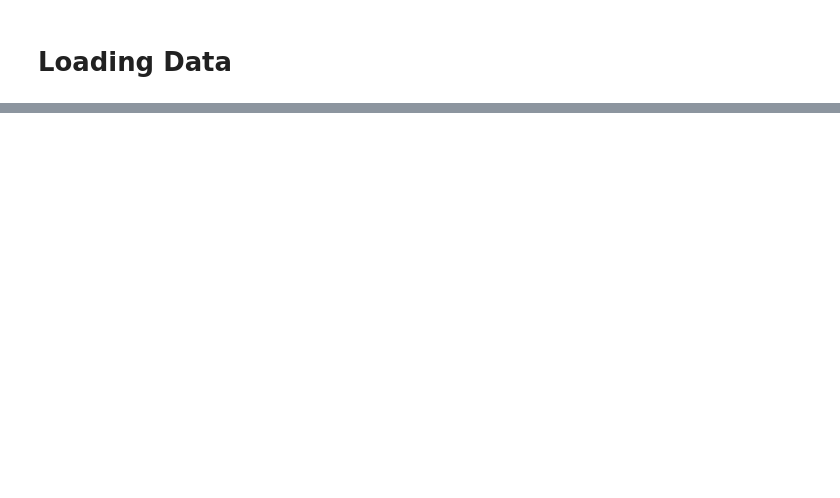
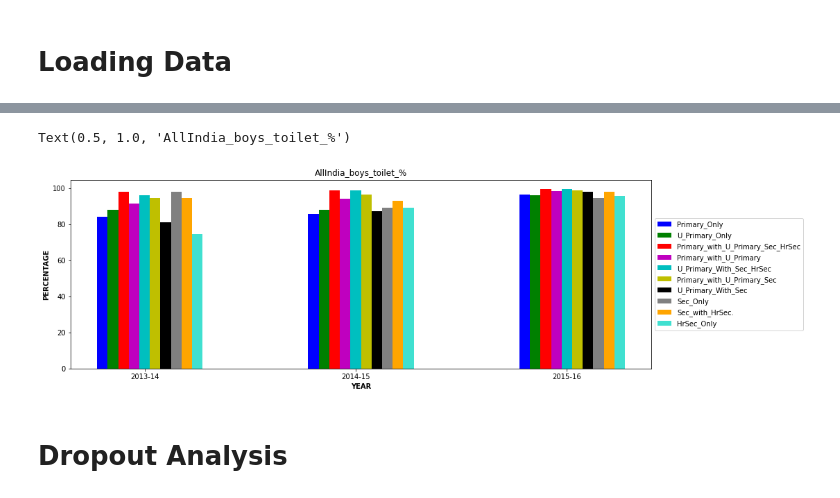
Before and after one commit to zaid-kamil/Indian-School-Management-Statistics-Analysis, a Jupyter notebook: data_analysis/analysis.ipynb, the cells around one changed output, grey strips where cells are left out. Saved outputs shown, nothing was run; the diff lists cells and outputs as text; code cells hidden in the pictures; blank space fills up the shorter version.

```diff
--- a/data_analysis/analysis.ipynb
+++ b/data_analysis/analysis.ipynb
@@ -23,0 +102,28 @@ dropout.head()
+# %%
+X = np.arange(3)
+fig = plt.subplots(figsize =(15,5))
+plt.bar(X + 0.00, boys_data['Primary_Only'], color = 'b', width = 0.05, label='Primary_Only')
+plt.bar(X + 0.05, boys_data['U_Primary_Only'], color = 'g', width = 0.05,label = 'U_Primary_Only')
+plt.bar(X + 0.10, boys_data['Primary_with_U_Primary_Sec_HrSec'], color = 'r', width = 0.05,label='Primary_with_U_Primary_Sec_HrSec')
+plt.bar(X + 0.15, boys_data['Primary_with_U_Primary'], color = 'm', width = 0.05,label='Primary_with_U_Primary')
+plt.bar(X + 0.20, boys_data['U_Primary_With_Sec_HrSec'], color = 'c', width = 0.05,label='U_Primary_With_Sec_HrSec')
+plt.bar(X + 0.25, boys_data['Primary_with_U_Primary_Sec'], color = 'y', width = 0.05,label='Primary_with_U_Primary_Sec')
+plt.bar(X + 0.30, boys_data['U_Primary_With_Sec'], color = 'k', width = 0.05,label='U_Primary_With_Sec')
+plt.bar(X + 0.35, boys_data['Sec_Only'], color = 'grey', width = 0.05,label='Sec_Only')
+plt.bar(X + 0.40, boys_data['Sec_with_HrSec.'], color = 'orange', width = 0.05,label='Sec_with_HrSec.')
+plt.bar(X + 0.45, boys_data['HrSec_Only'], color = 'turquoise', width = 0.05,label='HrSec_Only')
+
+
+plt.legend(['Primary_Only','U_Primary_Only','Primary_with_U_Primary_Sec_HrSec','Primary_with_U_Primary','U_Primary_With_Sec_HrSec',
+           'Primary_with_U_Primary_Sec','U_Primary_With_Sec','Sec_Only','Sec_with_HrSec.','HrSec_Only'], loc='center left',bbox_to_anchor=(1, 0.5))
+plt.xlabel('YEAR', fontweight ='bold')
+plt.ylabel('PERCENTAGE', fontweight ='bold')
+plt.xticks([r + 0.20 for r in range(0,3)],
+           ['2013-14', '2014-15', '2015-16'])
+plt.title('AllIndia_boys_toilet_%')
+#plt.show()
+# %% [output]
+Text(0.5, 1.0, 'AllIndia_boys_toilet_%')
+[figure, added]
+# %% [markdown]
+# Dropout Analysis
```
Also changed, not shown: parts of 34 cells of this notebook, 2 other files.
